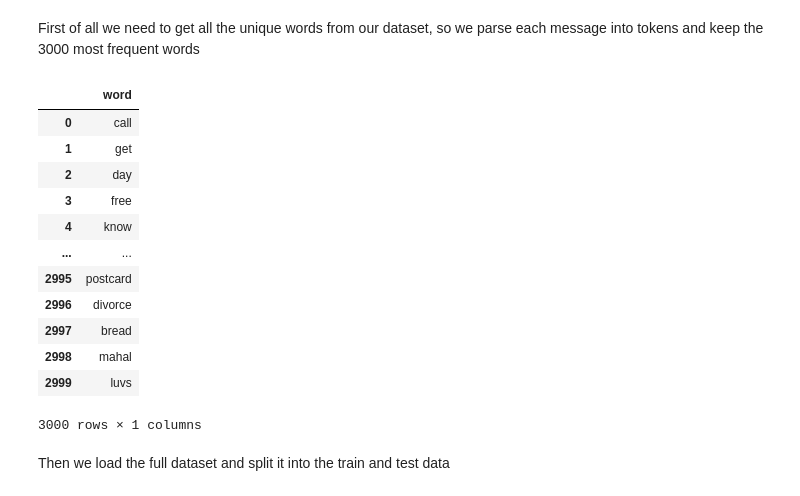
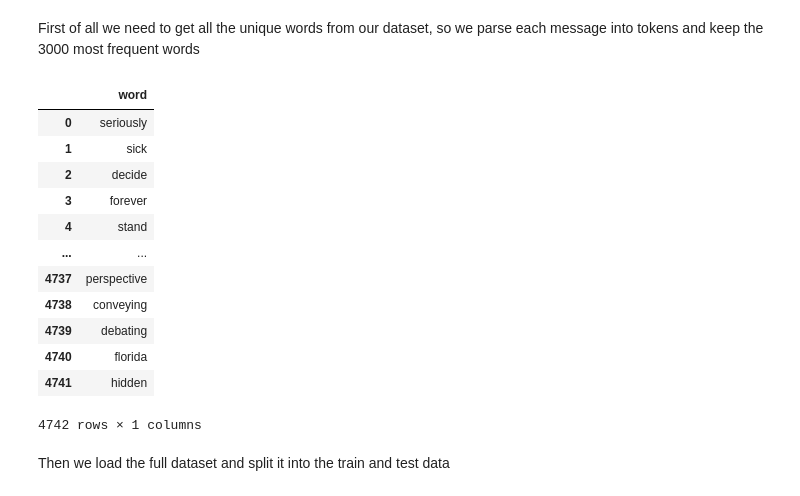
Before and after one commit to Josered30/spam-classifier-nn, a Jupyter notebook: classifier.ipynb, the cells around one changed output. Drawn from its saved outputs; the diff is of its cells as text; code cells hidden in the pictures.

```diff
--- a/classifier.ipynb
+++ b/classifier.ipynb
@@ -184,7 +184,9 @@ class DocumentReader:
                 else:
                     words_list[word] += 1
 
-        return nlargest(3000, words_list, key=words_list.get)
+        result = { key:val for key, val in words_list.items() if val > 10}
+        result = nlargest(3000, result, key=result.get)
+        return result
 # %%
 class Data:
     @staticmethod
@@ -234,29 +236,29 @@ class Data:
 # %% [markdown]
 First of all we need to get all the unique words from our dataset, so we parse each message into tokens and keep the 3000 most frequent words
 # %%
-ham_document_reader = DocumentReader('ham.csv')
-spam_document_reader = DocumentReader('spam.csv')
+#ham_document_reader = DocumentReader('ham.csv')
+#spam_document_reader = DocumentReader('spam.csv')
 spam_ham_document_reader = DocumentReader('spamham.csv')
 
 unique_words = spam_ham_document_reader.get_words()
 unique_words_df = pd.DataFrame(unique_words, columns=['word'])
 unique_words_df.to_csv('words.csv')
 
 unique_words_df
 # %% [output]
 |  | word |
-| 0 | call |
-| 1 | get |
-| 2 | day |
-| 3 | free |
-| 4 | know |
+| 0 | seriously |
+| 1 | sick |
+| 2 | decide |
+| 3 | forever |
+| 4 | stand |
 | ... | ... |
-| 2995 | postcard |
-| 2996 | divorce |
-| 2997 | bread |
-| 2998 | mahal |
-| 2999 | luvs |
+| 4737 | perspective |
+| 4738 | conveying |
+| 4739 | debating |
+| 4740 | florida |
+| 4741 | hidden |
-3000 rows × 1 columns
+4742 rows × 1 columns
 # %% [markdown]
 Then we load the full dataset and split it into the train and test data
 # %%
```
Also changed, not shown: parts of 3 cells of this notebook, 7 other files.
